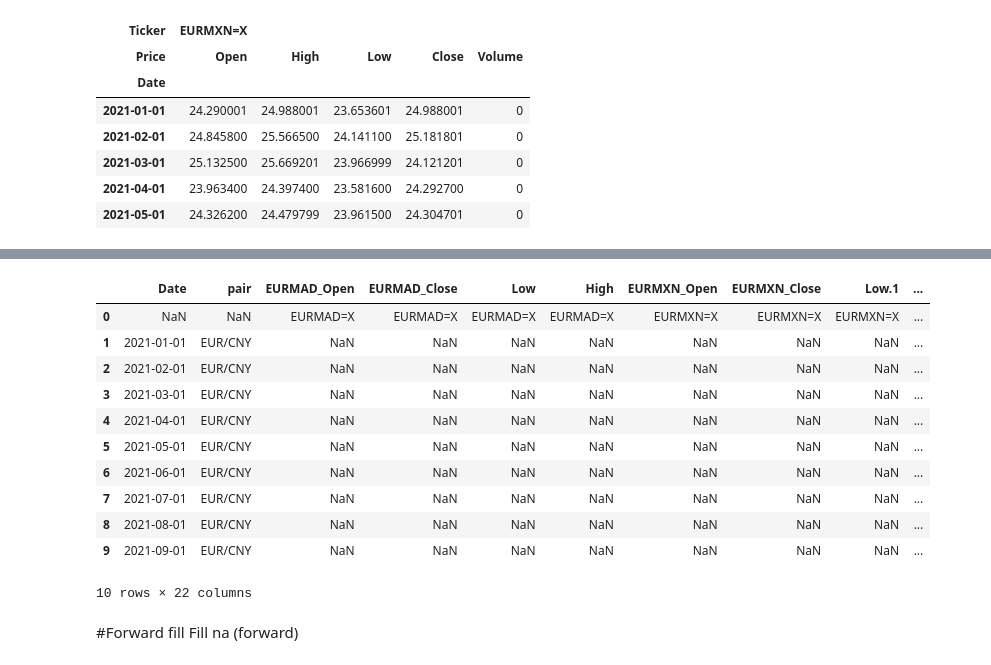
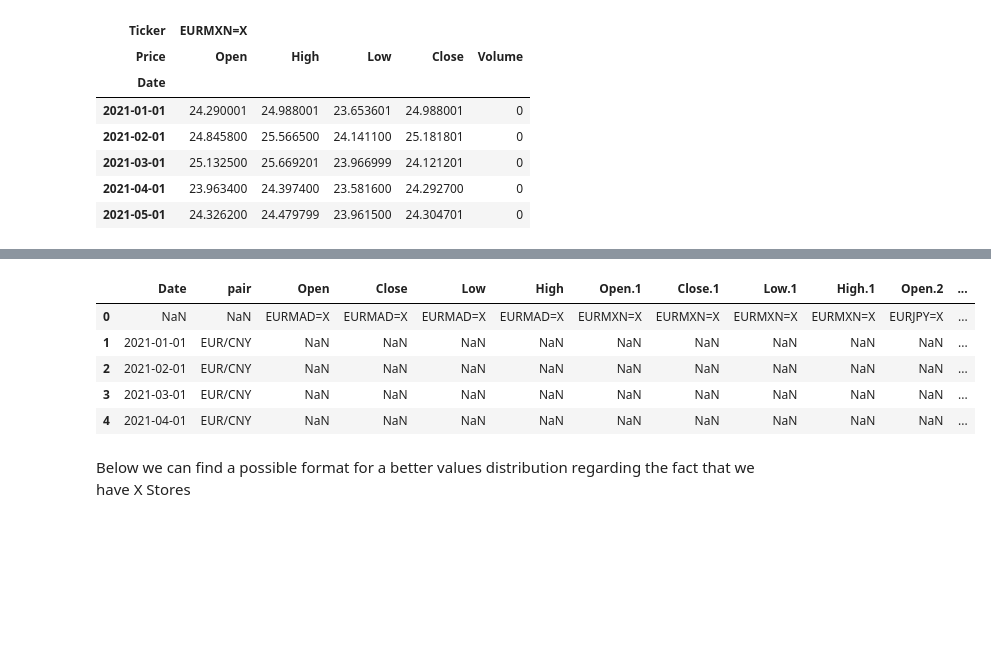
Before and after one commit to 4GeeksAcademy/JMT1ST-BOOSTING-ALG, a Jupyter notebook: src/explore.ipynb, the cells around one changed output, grey strips where cells are left out. Drawn from its saved outputs; the diff is of its cells as text; code cells hidden in the pictures; blank space fills up the shorter version.

```diff
--- a/src/explore.ipynb
+++ b/src/explore.ipynb
@@ -78,24 +71,12 @@ yahoo_df
-# %%
-yahoo_df = yahoo_df.rename({
-    'Open':   'EURMAD_Open',
-    'Close':  'EURMAD_Close',
-    'Open.1':  'EURMXN_Open',
-    'Close.1': 'EURMXN_Close'
-    }, axis='columns')
-yahoo_df.head(10)
-# %% [output]
-|  | Date | pair | EURMAD_Open | EURMAD_Close | Low | High | EURMXN_Open | EURMXN_Close | Low.1 | ... |
-| 0 | NaN | NaN | EURMAD=X | EURMAD=X | EURMAD=X | EURMAD=X | EURMXN=X | EURMXN=X | EURMXN=X | ... |
-| 1 | 2021-01-01 | EUR/CNY | NaN | NaN | NaN | NaN | NaN | NaN | NaN | ... |
-| 2 | 2021-02-01 | EUR/CNY | NaN | NaN | NaN | NaN | NaN | NaN | NaN | ... |
-| 3 | 2021-03-01 | EUR/CNY | NaN | NaN | NaN | NaN | NaN | NaN | NaN | ... |
-| 4 | 2021-04-01 | EUR/CNY | NaN | NaN | NaN | NaN | NaN | NaN | NaN | ... |
-| 5 | 2021-05-01 | EUR/CNY | NaN | NaN | NaN | NaN | NaN | NaN | NaN | ... |
-| 6 | 2021-06-01 | EUR/CNY | NaN | NaN | NaN | NaN | NaN | NaN | NaN | ... |
-| 7 | 2021-07-01 | EUR/CNY | NaN | NaN | NaN | NaN | NaN | NaN | NaN | ... |
-| 8 | 2021-08-01 | EUR/CNY | NaN | NaN | NaN | NaN | NaN | NaN | NaN | ... |
-| 9 | 2021-09-01 | EUR/CNY | NaN | NaN | NaN | NaN | NaN | NaN | NaN | ... |
-10 rows × 22 columns
-# %% [markdown]
-#Forward fill
-Fill na (forward)
+# %%
+pd.set_option('display.max_columns', None)
+yahoo_df.head()
+# %% [output]
+|  | Date | pair | Open | Close | Low | High | Open.1 | Close.1 | Low.1 | High.1 | Open.2 | ... |
+| 0 | NaN | NaN | EURMAD=X | EURMAD=X | EURMAD=X | EURMAD=X | EURMXN=X | EURMXN=X | EURMXN=X | EURMXN=X | EURJPY=X | ... |
+| 1 | 2021-01-01 | EUR/CNY | NaN | NaN | NaN | NaN | NaN | NaN | NaN | NaN | NaN | ... |
+| 2 | 2021-02-01 | EUR/CNY | NaN | NaN | NaN | NaN | NaN | NaN | NaN | NaN | NaN | ... |
+| 3 | 2021-03-01 | EUR/CNY | NaN | NaN | NaN | NaN | NaN | NaN | NaN | NaN | NaN | ... |
+| 4 | 2021-04-01 | EUR/CNY | NaN | NaN | NaN | NaN | NaN | NaN | NaN | NaN | NaN | ... |
+# %% [markdown]
+Below we can find a possible format for a better values distribution regarding the fact that we have X Stores
```
Also changed, not shown: parts of 23 cells of this notebook, 13 other files.
